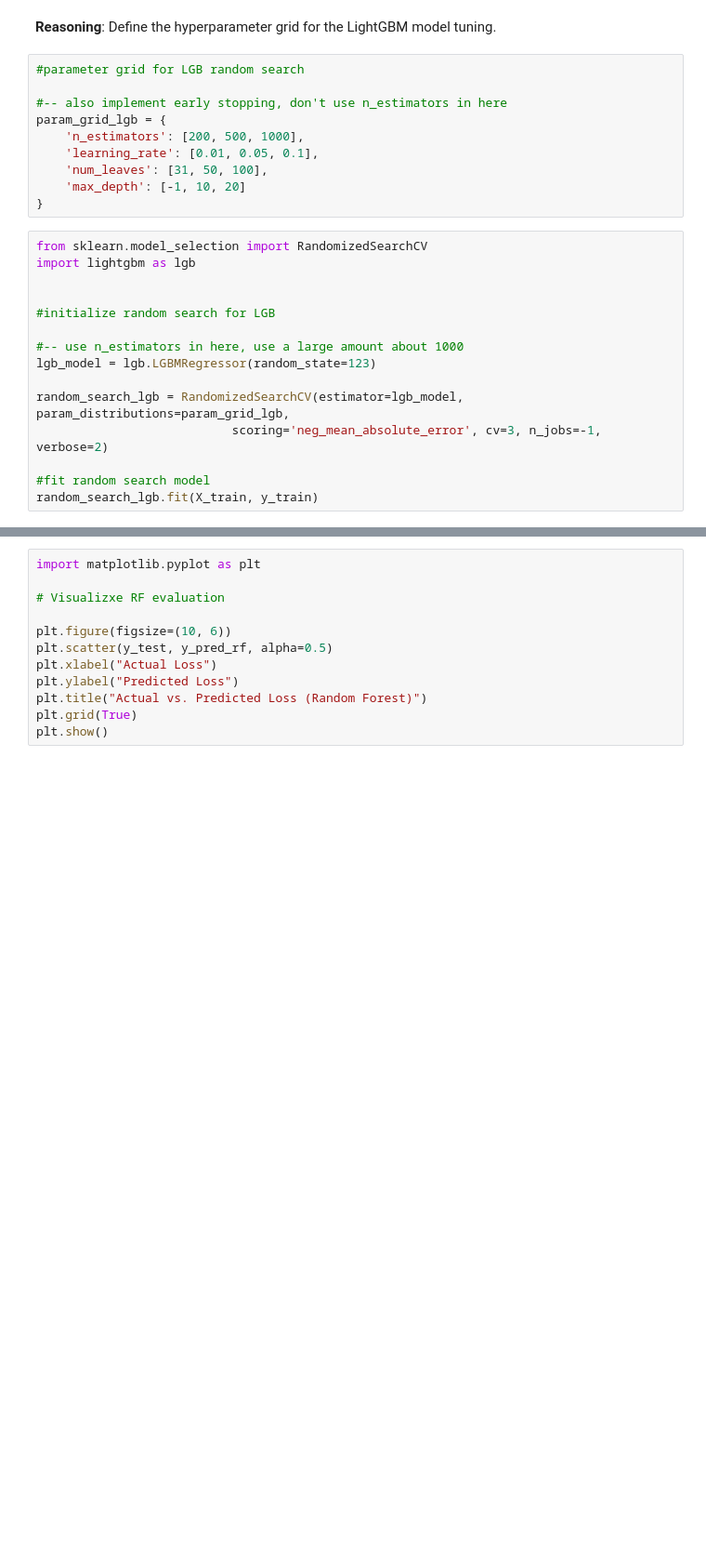
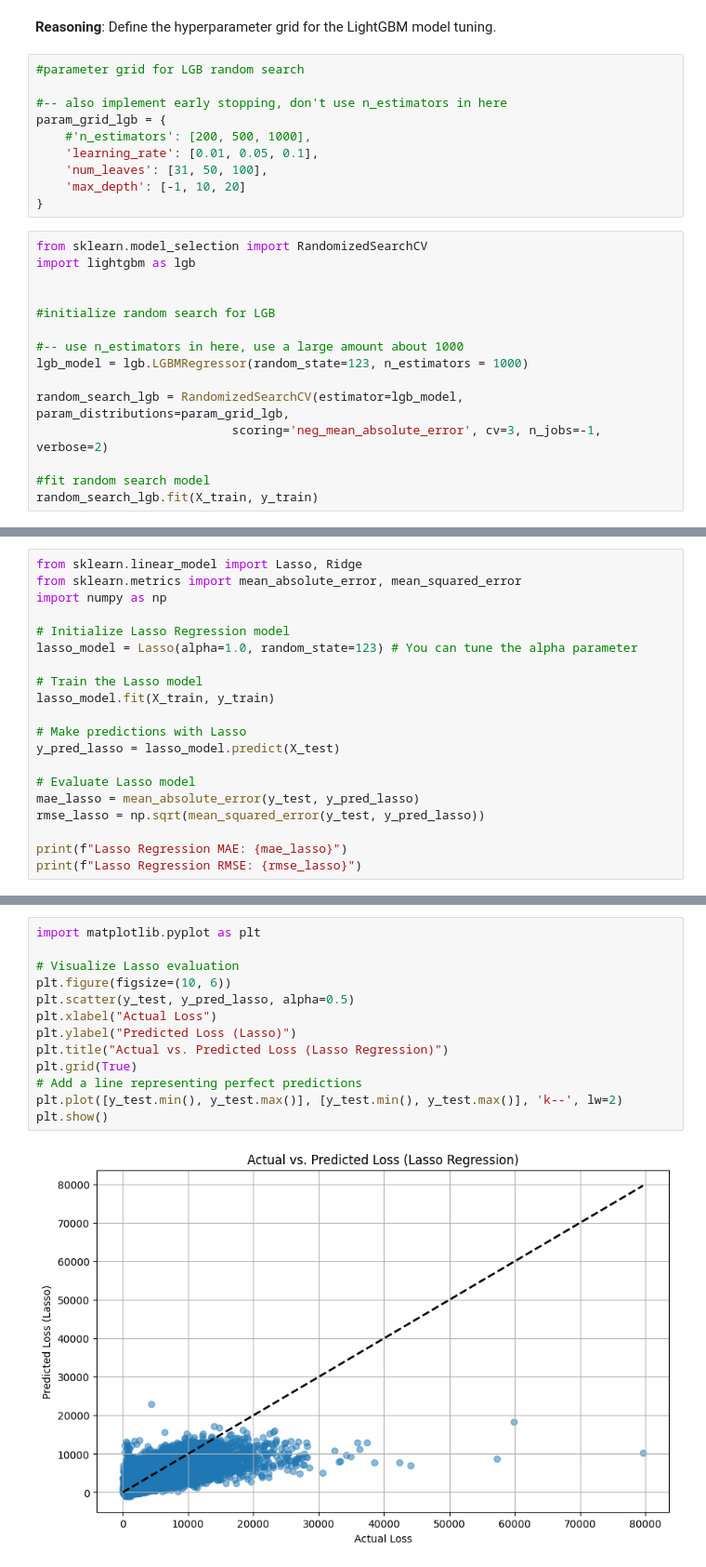
Before and after one commit to KanzGiwa/Allstate-1A, a Jupyter notebook: ALL_STATE_project.ipynb, the cells around one changed output, grey strips where cells are left out. Shown: that part at 93% size. Drawn from its saved outputs; the diff is of its cells as text; blank space fills up the shorter version.

Commit message:
Implementation of Lasso regression model, got rid of Random Forest

```diff
--- a/ALL_STATE_project.ipynb
+++ b/ALL_STATE_project.ipynb
@@ -459,7 +335,7 @@ Define the hyperparameter grid for the LightGBM model tuning.
 
 #-- also implement early stopping, don't use n_estimators in here
 param_grid_lgb = {
-    'n_estimators': [200, 500, 1000],
+    #'n_estimators': [200, 500, 1000],
     'learning_rate': [0.01, 0.05, 0.1],
     'num_leaves': [31, 50, 100],
     'max_depth': [-1, 10, 20]
@@ -472,7 +348,7 @@ import lightgbm as lgb
 #initialize random search for LGB
 
 #-- use n_estimators in here, use a large amount about 1000
-lgb_model = lgb.LGBMRegressor(random_state=123)
+lgb_model = lgb.LGBMRegressor(random_state=123, n_estimators = 1000)
 
 random_search_lgb = RandomizedSearchCV(estimator=lgb_model, param_distributions=param_grid_lgb,
                            scoring='neg_mean_absolute_error', cv=3, n_jobs=-1, verbose=2)
@@ -635,0 +407,20 @@ KeyboardInterrupt:
+# %%
+from sklearn.linear_model import Lasso, Ridge
+from sklearn.metrics import mean_absolute_error, mean_squared_error
+import numpy as np
+
+# Initialize Lasso Regression model
+lasso_model = Lasso(alpha=1.0, random_state=123) # You can tune the alpha parameter
+
+# Train the Lasso model
+lasso_model.fit(X_train, y_train)
+
+# Make predictions with Lasso
+y_pred_lasso = lasso_model.predict(X_test)
+
+# Evaluate Lasso model
+mae_lasso = mean_absolute_error(y_test, y_pred_lasso)
+rmse_lasso = np.sqrt(mean_squared_error(y_test, y_pred_lasso))
+
+print(f"Lasso Regression MAE: {mae_lasso}")
+print(f"Lasso Regression RMSE: {rmse_lasso}")
@@ -636,12 +430,15 @@ KeyboardInterrupt:
 # %%
 import matplotlib.pyplot as plt
 
-# Visualizxe RF evaluation
-
+# Visualize Lasso evaluation
 plt.figure(figsize=(10, 6))
-plt.scatter(y_test, y_pred_rf, alpha=0.5)
+plt.scatter(y_test, y_pred_lasso, alpha=0.5)
 plt.xlabel("Actual Loss")
-plt.ylabel("Predicted Loss")
-plt.title("Actual vs. Predicted Loss (Random Forest)")
+plt.ylabel("Predicted Loss (Lasso)")
+plt.title("Actual vs. Predicted Loss (Lasso Regression)")
 plt.grid(True)
+# Add a line representing perfect predictions
+plt.plot([y_test.min(), y_test.max()], [y_test.min(), y_test.max()], 'k--', lw=2)
 plt.show()
+# %% [output]
+[figure, added]
```
Also changed, not shown: parts of 27 cells of this notebook.
